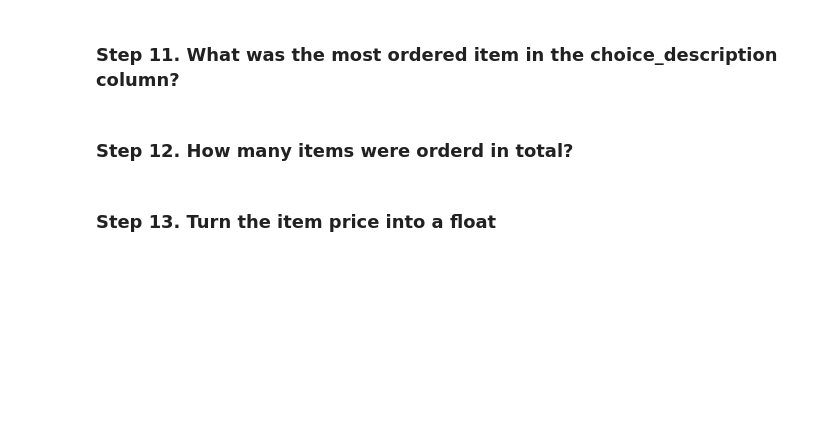
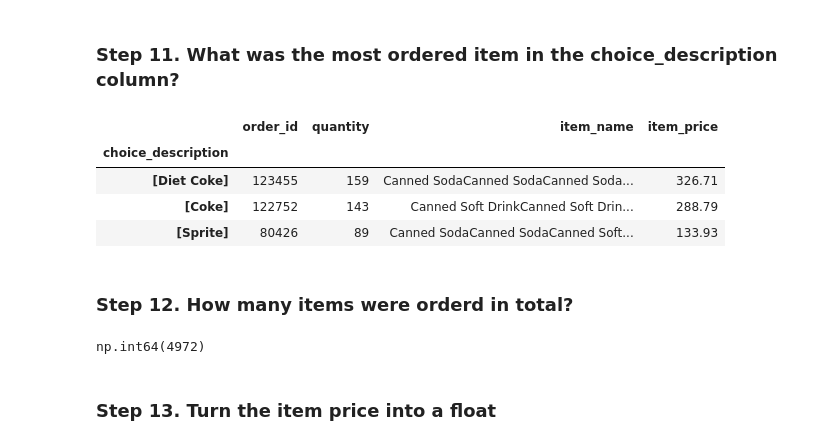
Before and after one commit to Prithvirajn/Pactice, a Jupyter notebook: 01_Getting_&_Knowing_Your_Data/Chipotle/Exercises.ipynb, the cells around one changed output. Saved outputs shown, nothing was run; the diff lists cells and outputs as text; code cells hidden in the pictures; blank space fills up the shorter version.

```diff
--- a/01_Getting_&_Knowing_Your_Data/Chipotle/Exercises.ipynb
+++ b/01_Getting_&_Knowing_Your_Data/Chipotle/Exercises.ipynb
@@ -61,7 +136,20 @@ chipo.head()
 # %% [markdown]
 ### Step 11. What was the most ordered item in the choice_description column?
+# %%
+chipo.groupby('choice_description').sum().sort_values('quantity',ascending=False).head(3)
+# %% [output]
+|  | order_id | quantity | item_name | item_price |
+| choice_description |  |  |  |  |
+| [Diet Coke] | 123455 | 159 | Canned SodaCanned SodaCanned Soda... | 326.71 |
+| [Coke] | 122752 | 143 | Canned Soft DrinkCanned Soft Drin... | 288.79 |
+| [Sprite] | 80426 | 89 | Canned SodaCanned SodaCanned Soft... | 133.93 |
 # %% [markdown]
 ### Step 12. How many items were orderd in total?
+# %%
+total_count=chipo["quantity"].sum()
+total_count
+# %% [output]
+np.int64(4972)
 # %% [markdown]
 ### Step 13. Turn the item price into a float
 # %% [markdown]
```
Also changed, not shown: parts of 11 cells of this notebook.
